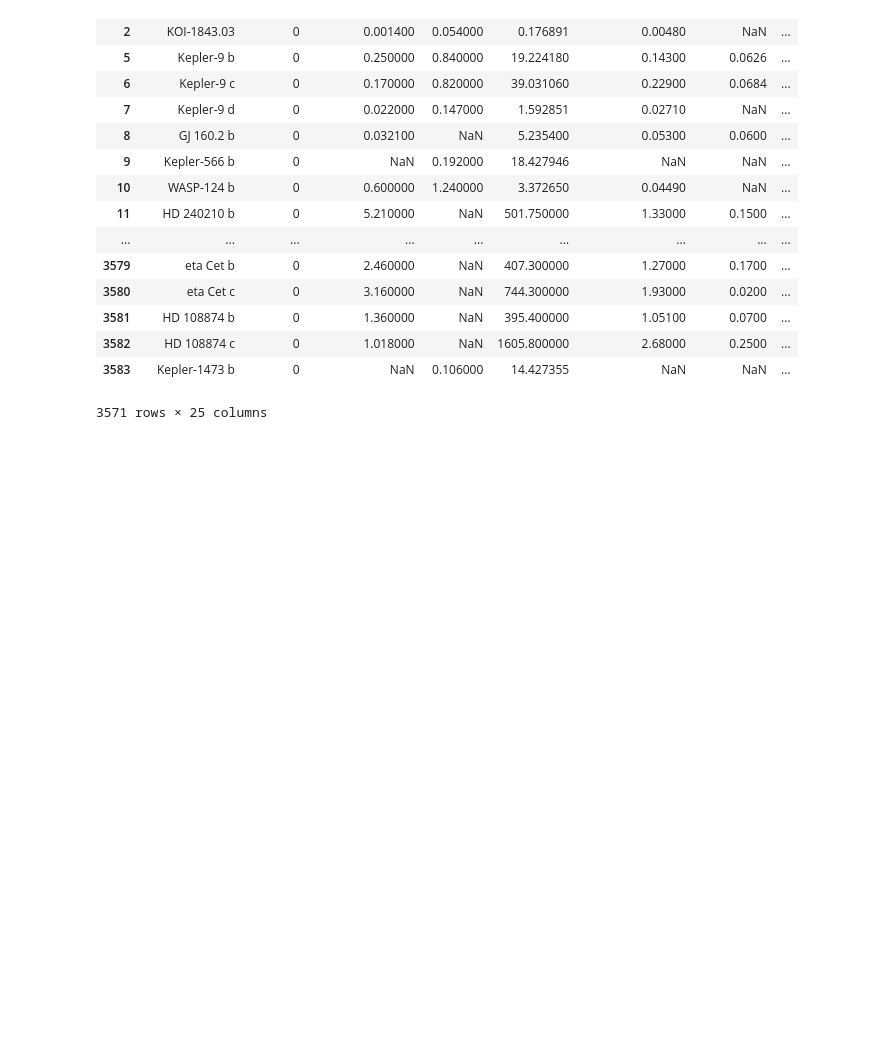
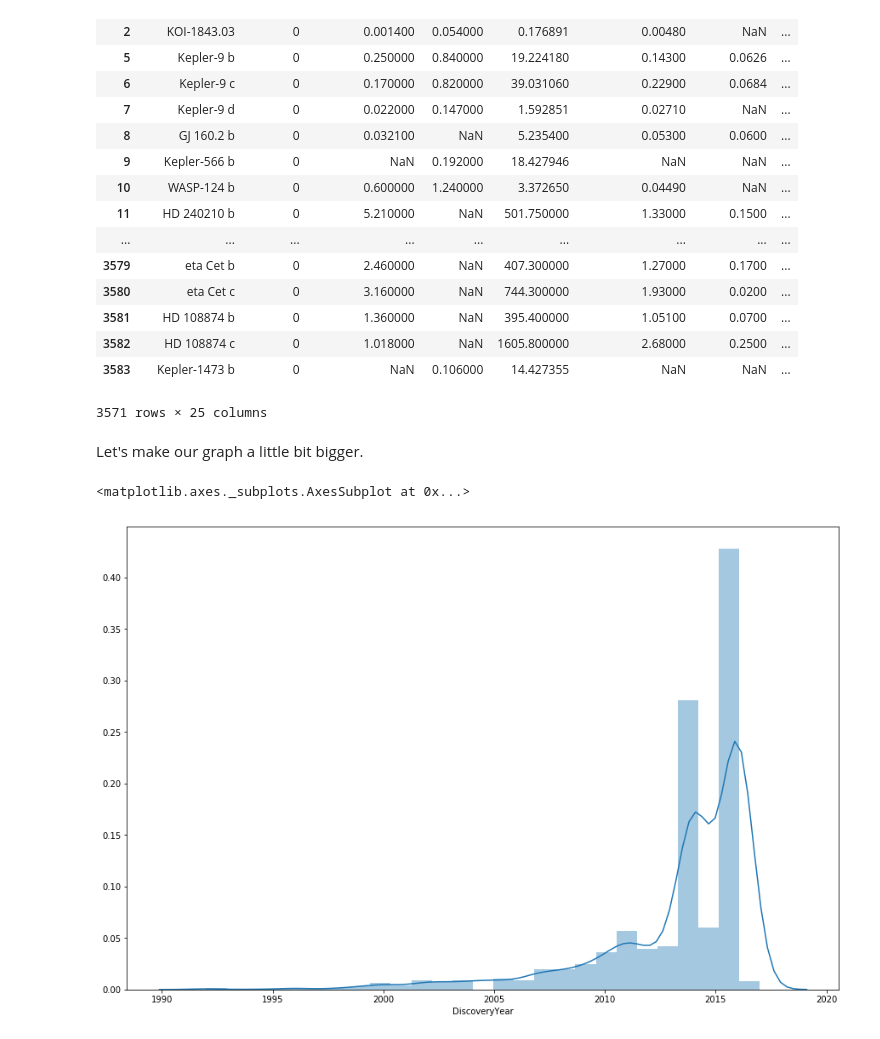
Before and after one commit to pcolonna/oec_data_analysis, a Jupyter notebook: Open_exoplanet_catalogue_EDA.ipynb, the cells around one changed output. Saved outputs shown, nothing was run; the diff lists cells and outputs as text; code cells hidden in the pictures; blank space fills up the shorter version.

```diff
--- a/Open_exoplanet_catalogue_EDA.ipynb
+++ b/Open_exoplanet_catalogue_EDA.ipynb
@@ -194,3 +190,11 @@ filtered_data
 | 3582 | HD 108874 c | 0 | 1.018000 | NaN | 1605.800000 | 2.68000 | 0.2500 | ... |
 | 3583 | Kepler-1473 b | 0 | NaN | 0.106000 | 14.427355 | NaN | NaN | ... |
 3571 rows × 25 columns
+# %% [markdown]
+Let's make our graph a little bit bigger.
+# %%
+plt.rcParams['figure.figsize'] = (15, 10)
+sns.distplot(filtered_data['DiscoveryYear'],bins= 27)
+# %% [output]
+<matplotlib.axes._subplots.AxesSubplot at 0x...>
+[figure, added]
```
Also changed, not shown: parts of 8 cells of this notebook.
